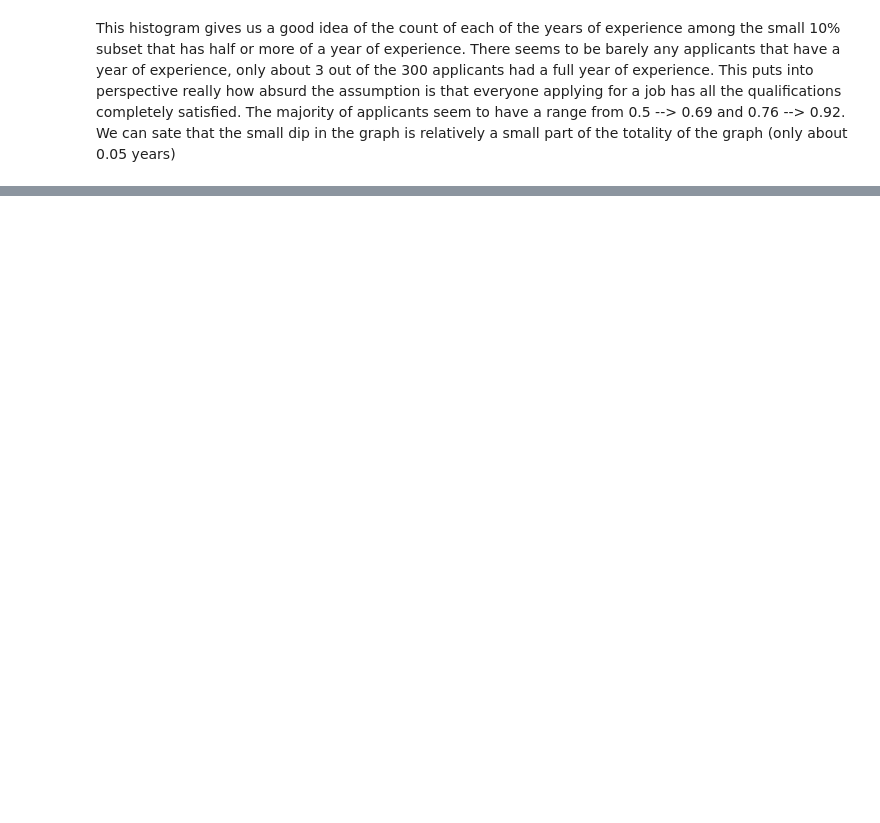
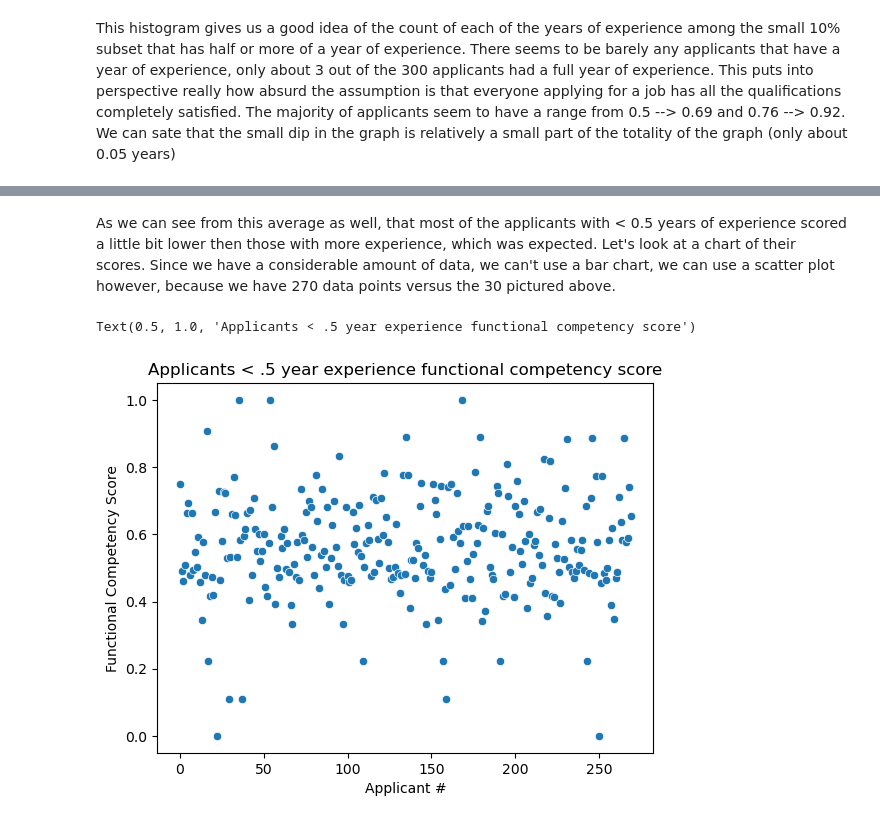
Before and after one commit to cthacker-udel/MLIntro, a Jupyter notebook: notebooks/hr_competency/index.ipynb, the cells around one changed output, grey strips where cells are left out. Drawn from its saved outputs; the diff is of its cells as text; code cells hidden in the pictures; blank space fills up the shorter version.

```diff
--- a/notebooks/hr_competency/index.ipynb
+++ b/notebooks/hr_competency/index.ipynb
@@ -113,0 +147,10 @@ This histogram gives us a good idea of the count of each of the years of experie
+# %% [markdown]
+As we can see from this average as well, that most of the applicants with < 0.5 years of experience scored a little bit lower then those with more experience, which was expected. Let's look at a chart of their scores. Since we have a considerable amount of data, we can't use a bar chart, we can use a scatter plot however, because we have 270 data points versus the 30 pictured above.
+# %%
+axes = sns.scatterplot(np.arange(0, non_expert_years.shape[0]), non_expert_years['functional_competency_score'])
+axes.set_xlabel('Applicant #')
+axes.set_ylabel("Functional Competency Score")
+axes.set_title("Applicants < .5 year experience functional competency score")
+# %% [output]
+Text(0.5, 1.0, 'Applicants < .5 year experience functional competency score')
+[figure, added]
```
Also changed, not shown: parts of 41 cells of this notebook.
